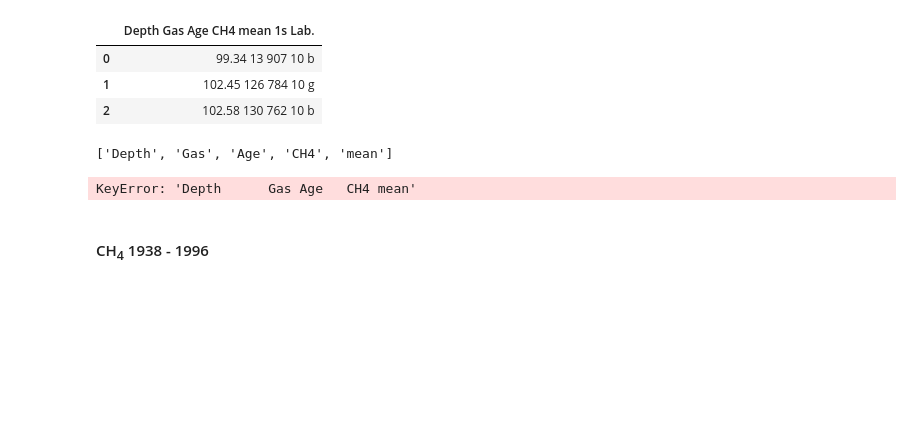
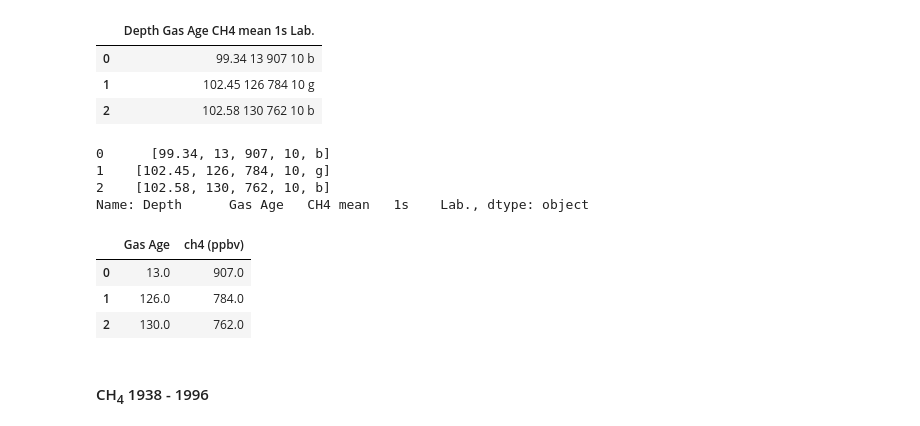
Before and after one commit to nurbujang/2progdaw23, a Jupyter notebook: project2.ipynb, the cells around one changed output. Cells and saved outputs as stored; diff of their text form; code cells hidden in the pictures; blank space fills up the shorter version.

```diff
--- a/project2.ipynb
+++ b/project2.ipynb
@@ -464,16 +463,31 @@ df_ch4_pre1937.head(3)
 | 0 | 99.34 13 907 10 b |
 | 1 | 102.45 126 784 10 g |
 | 2 | 102.58 130 762 10 b |
-# %%
-columns = df_ch4_pre1937.columns.str.split()[0][:-2]
-columns
-# %% [output]
-['Depth', 'Gas', 'Age', 'CH4', 'mean']
+# %%
+columns = ['Depth', 'Gas Age', 'CH4 mean', '1s', 'Lab.']
 # %%
-ch4_pre1937_split = df_ch4_pre1937['Depth      Gas Age   CH4 mean'].str.split()
-ch4_pre1937_split.tail(3)
+df_ch4_pre1937_split = df_ch4_pre1937['Depth      Gas Age   CH4 mean   1s    Lab.'].str.split()
+df_ch4_pre1937_split.head(3)
 # %% [output]
-KeyError: 'Depth      Gas Age   CH4 mean'
+0      [99.34, 13, 907, 10, b]
+1    [102.45, 126, 784, 10, g]
+2    [102.58, 130, 762, 10, b]
+Name: Depth      Gas Age   CH4 mean   1s    Lab., dtype: object
+# %%
+for index, col in enumerate(columns):
+
+    if col == 'CH4 mean':
+        col = 'ch4 (ppbv)'
+
+    df_ch4_pre1937[col] = df_ch4_pre1937_split.str[index]
+
+df_ch4_pre1937 = df_ch4_pre1937[['Gas Age', 'ch4 (ppbv)']].astype(float)
+df_ch4_pre1937.head(3)
+# %% [output]
+|  | Gas Age | ch4 (ppbv) |
+| 0 | 13.0 | 907.0 |
+| 1 | 126.0 | 784.0 |
+| 2 | 130.0 | 762.0 |
 # %% [markdown]
 #### CH<sub>4</sub> 1938 - 1996
 # %%
```
Also changed, not shown: parts of 37 cells of this notebook, 2 other files.
